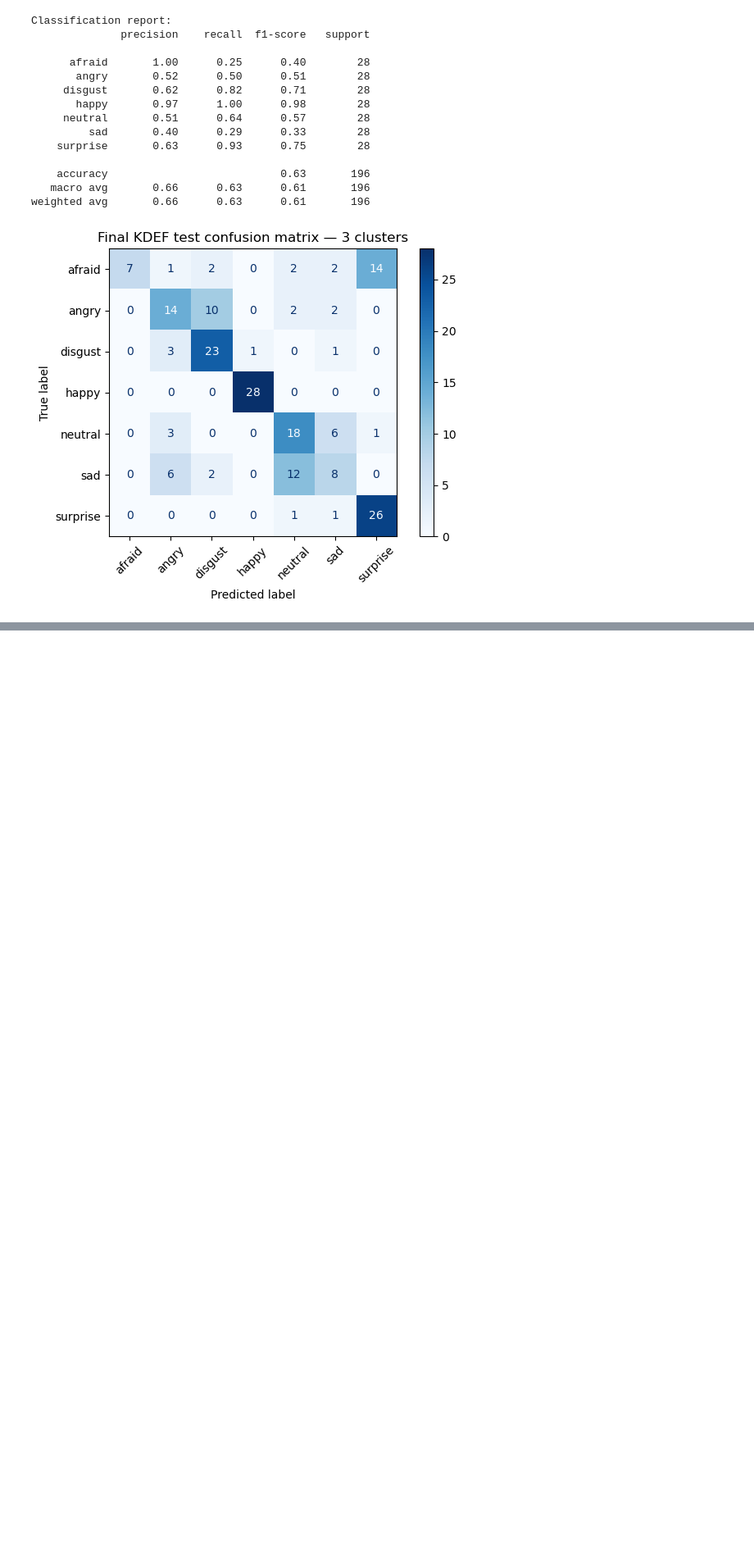
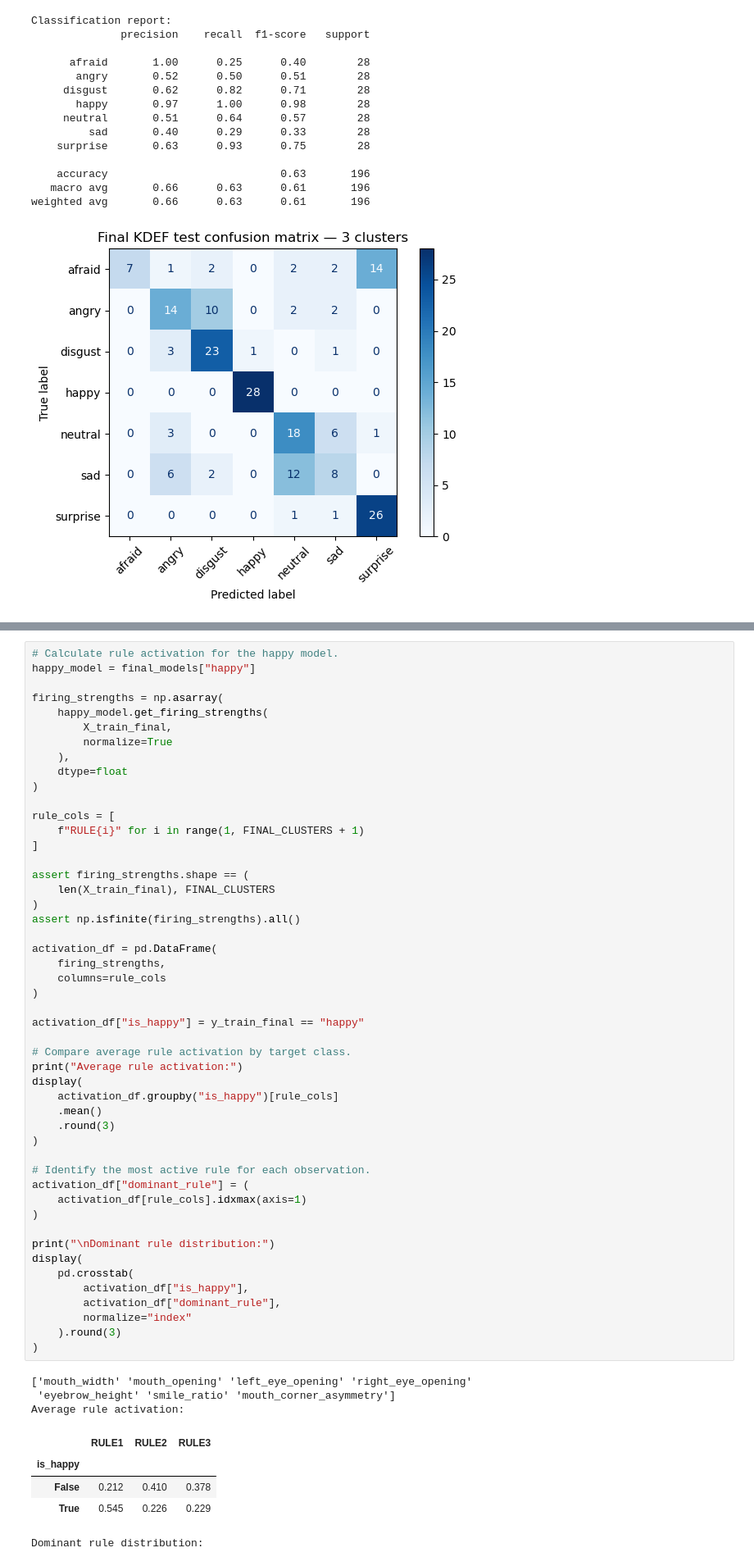
Before and after one commit to thesuacar/ml-emotionalrecognition, a Jupyter notebook: notebooks/phase5_fuzzy_kdef.ipynb, the cells around one changed output, grey strips where cells are left out. Shown at 82% size. Cells and saved outputs as stored; diff of their text form; blank space fills up the shorter version.

```diff
--- a/notebooks/phase5_fuzzy_kdef.ipynb
+++ b/notebooks/phase5_fuzzy_kdef.ipynb
@@ -957,0 +1092,58 @@ weighted avg       0.66      0.63      0.61       196
+# %%
+# Calculate rule activation for the happy model.
+happy_model = final_models["happy"]
+
+firing_strengths = np.asarray(
+    happy_model.get_firing_strengths(
+        X_train_final,
+        normalize=True
+    ),
+    dtype=float
+)
+
+rule_cols = [
+    f"RULE{i}" for i in range(1, FINAL_CLUSTERS + 1)
+]
+
+assert firing_strengths.shape == (
+    len(X_train_final), FINAL_CLUSTERS
+)
+assert np.isfinite(firing_strengths).all()
+
+activation_df = pd.DataFrame(
+    firing_strengths,
+    columns=rule_cols
+)
+
+activation_df["is_happy"] = y_train_final == "happy"
+
+# Compare average rule activation by target class.
+print("Average rule activation:")
+display(
+    activation_df.groupby("is_happy")[rule_cols]
+    .mean()
+    .round(3)
+)
+
+# Identify the most active rule for each observation.
+activation_df["dominant_rule"] = (
+    activation_df[rule_cols].idxmax(axis=1)
+)
+
+print("\nDominant rule distribution:")
+display(
+    pd.crosstab(
+        activation_df["is_happy"],
+        activation_df["dominant_rule"],
+        normalize="index"
+    ).round(3)
+)
+# %% [output]
+['mouth_width' 'mouth_opening' 'left_eye_opening' 'right_eye_opening'
+ 'eyebrow_height' 'smile_ratio' 'mouth_corner_asymmetry']
+Average rule activation:
+|  | RULE1 | RULE2 | RULE3 |
+| is_happy |  |  |  |
+| False | 0.212 | 0.410 | 0.378 |
+| True | 0.545 | 0.226 | 0.229 |
+Dominant rule distribution:
```
Also changed, not shown: parts of 17 cells of this notebook, 1 other file.
